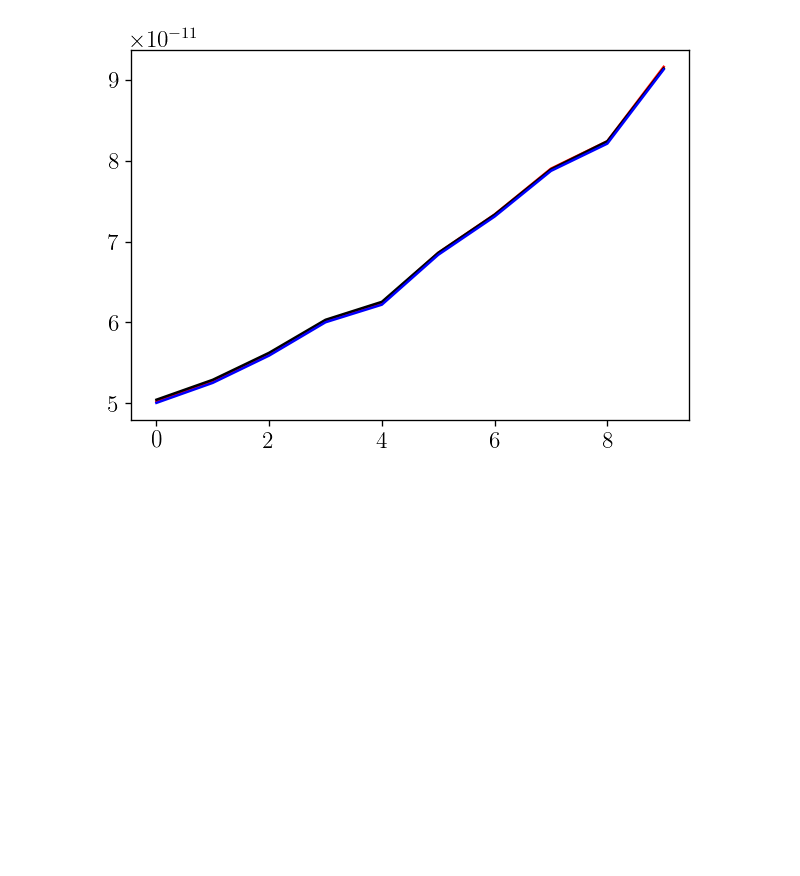
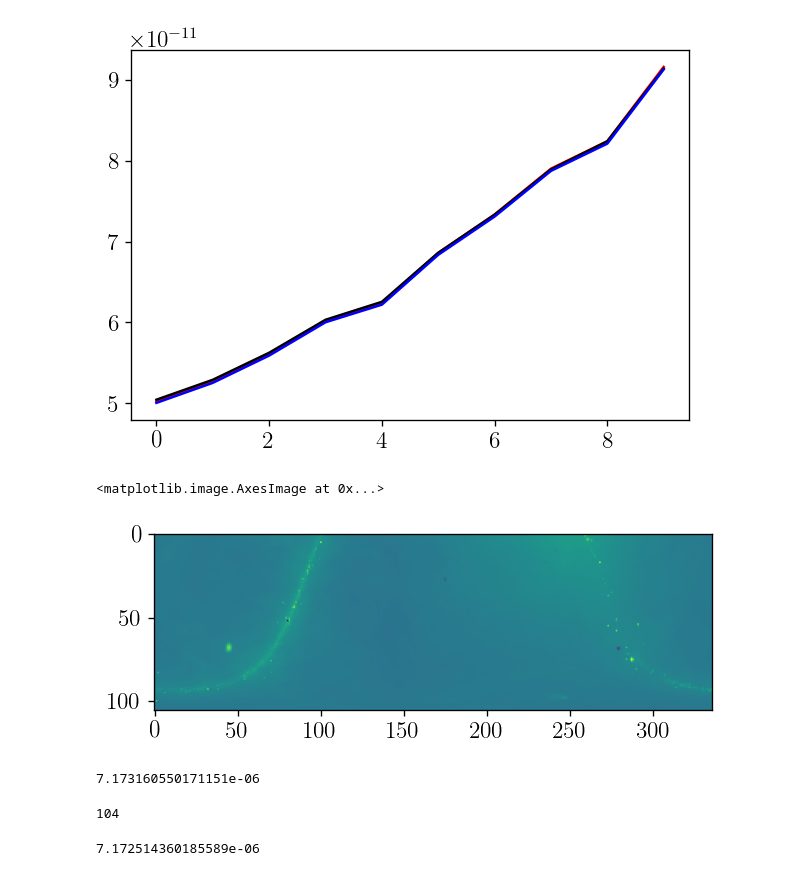
Before and after one commit to yitiansun/axion-mirror, a Jupyter notebook: estimates/plot_reach.ipynb, the cells around one changed output. Cells and saved outputs as stored; diff of their text form; code cells hidden in the pictures; blank space fills up the shorter version.

```diff
--- a/estimates/plot_reach.ipynb
+++ b/estimates/plot_reach.ipynb
@@ -423,0 +439,15 @@ plt.plot(gagg_arr_BH[0], 'b')
+# %%
+data_dir = "/n/holyscratch01/iaifi_lab/yitians/all_sky_gegenschein/axion-mirror/outputs/intermediates/CHIME-nnu10-nra1-ndec1"
+z1 = np.load(f"{data_dir}/snr-obs-base/snr-obs-base-inu0-ira0-idec0.npy")
+z2 = np.load(f"{data_dir}/snr-graveyard-base/snr-graveyard-base-inu0-ira0-idec0.npy")
+z3 = np.load(f"{data_dir}/gsrJF/gsrJF-inu0-ira0-idec0.npy")
+b = np.load(f"{data_dir}/bkg/bkg-inu0-ira0-idec0.npy")
+# %%
+plt.imshow(np.log(np.median((z1+z2+z3)/b, axis=0)))
+# %% [output]
+<matplotlib.image.AxesImage at 0x...>
+[figure, added]
+# %%
+np.sqrt(np.sum(np.median((z1+z2+z3)/b, axis=0)**2))
+# %% [output]
+7.173160550171151e-06
@@ -423,0 +457,8 @@ plt.plot(gagg_arr_BH[0], 'b')
+# %%
+np.searchsorted(pc.dec_edges, np.deg2rad(80))
+# %% [output]
+104
+# %%
+np.sqrt(np.sum(np.median((z1+z2+z3)/b, axis=0)[:104,:]**2))
+# %% [output]
+7.172514360185589e-06
```
Also changed, not shown: parts of 4 cells of this notebook, 7 other files.
